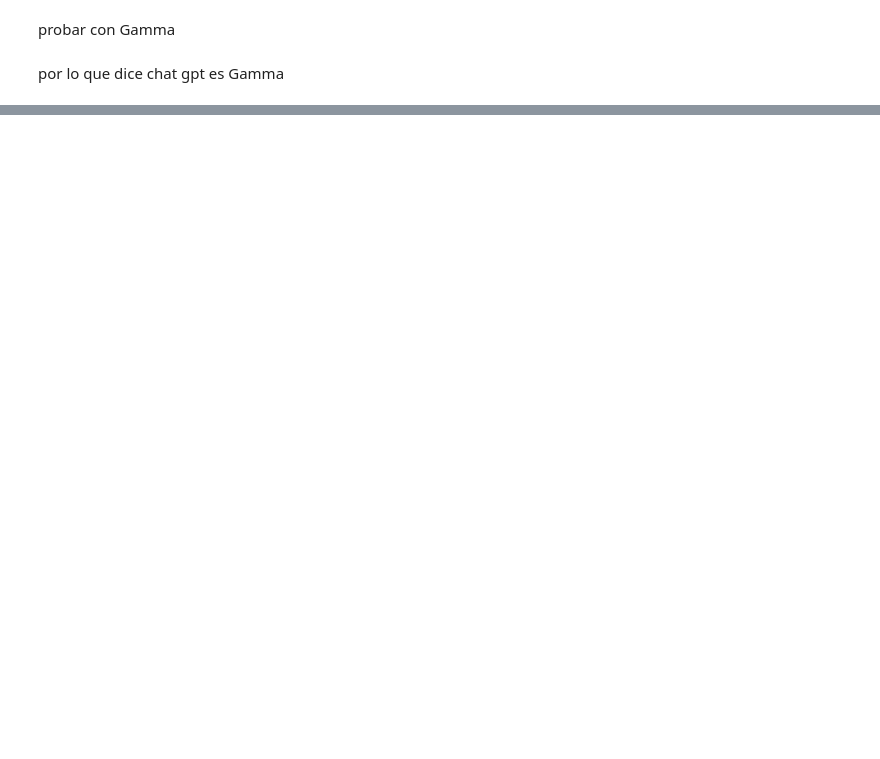
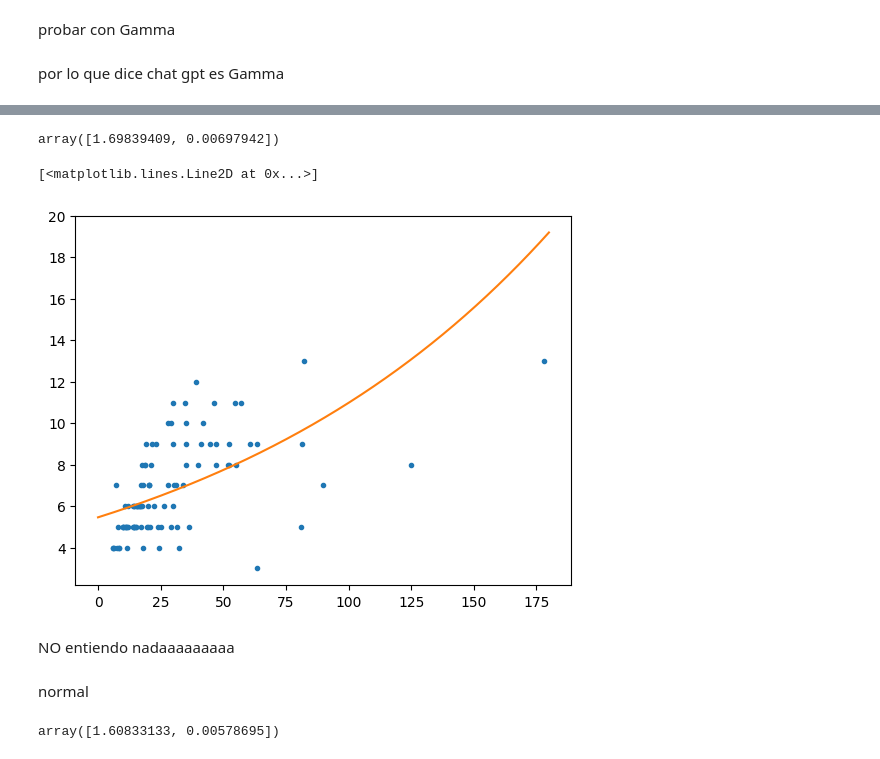
Before and after one commit to nazarenomm/estadistica_inferencia, a Jupyter notebook: clases/ejercicio_bloques.ipynb, the cells around one changed output, grey strips where cells are left out. Drawn from its saved outputs; the diff is of its cells as text; code cells hidden in the pictures; blank space fills up the shorter version.

```diff
--- a/clases/ejercicio_bloques.ipynb
+++ b/clases/ejercicio_bloques.ipynb
@@ -94,0 +101,40 @@ por lo que dice chat gpt es Gamma
+# %%
+from scipy.special import gamma, gammaln
+def neg_log_likelihood_gamma(beta, X, Y):
+    mu = np.exp(X @ beta)
+    log_likelihood = np.sum(-Y/mu -  np.log(mu))
+    return -log_likelihood
+
+initial_beta = [1,1]
+result_gamma = minimize(neg_log_likelihood_gamma, initial_beta, args = (X_intercept, Y))
+
+result_gamma.x
+# %% [output]
+array([1.69839409, 0.00697942])
+# %%
+beta_0, beta_1 = result_gamma.x
+
+X_estimacion = np.linspace(0, 180, 100000)
+mu_pred = np.exp(beta_0 + beta_1 * X_estimacion)
+
+plt.plot(df["Time"], Y, ".")
+plt.plot(X_estimacion, mu_pred)
+# %% [output]
+[<matplotlib.lines.Line2D at 0x...>]
+[figure, added]
+# %% [markdown]
+NO entiendo nadaaaaaaaaa
+# %% [markdown]
+normal
+# %%
+def neg_log_likelihood_normal(beta, X, Y):
+    mu = np.exp(X @ beta)
+    log_likelihood = np.sum(np.log(Y*mu - (mu**2)/2))
+    return -log_likelihood
+
+initial_beta = [0,0]
+result_normal = minimize(neg_log_likelihood_normal, initial_beta, args = (X_intercept, Y))
+
+result_normal.x
+# %% [output]
+array([1.60833133, 0.00578695])
```
Also changed, not shown: parts of 5 cells of this notebook, 6 other files.
